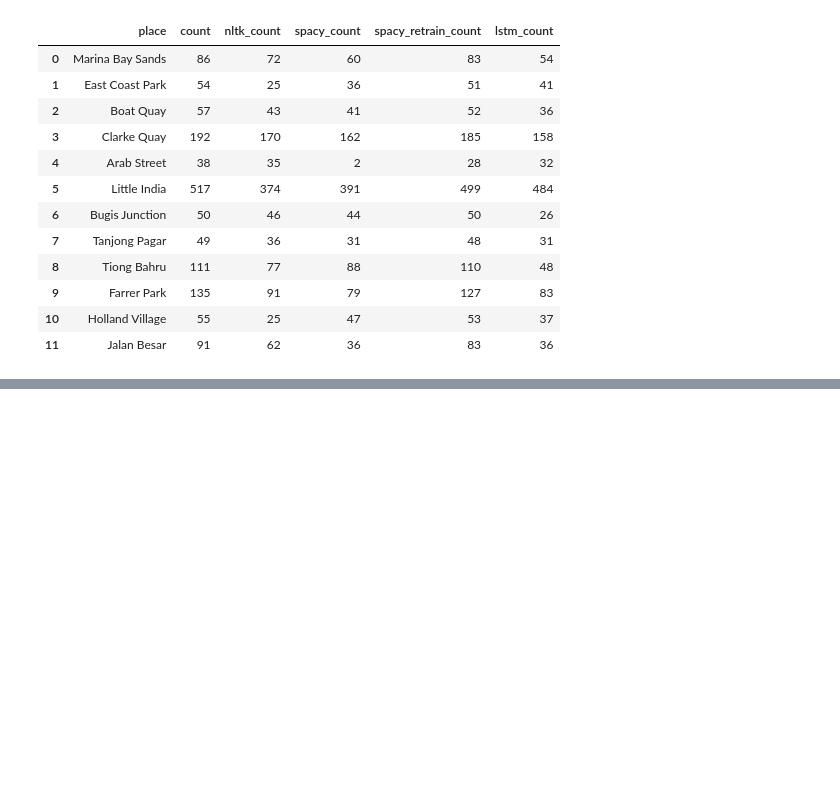
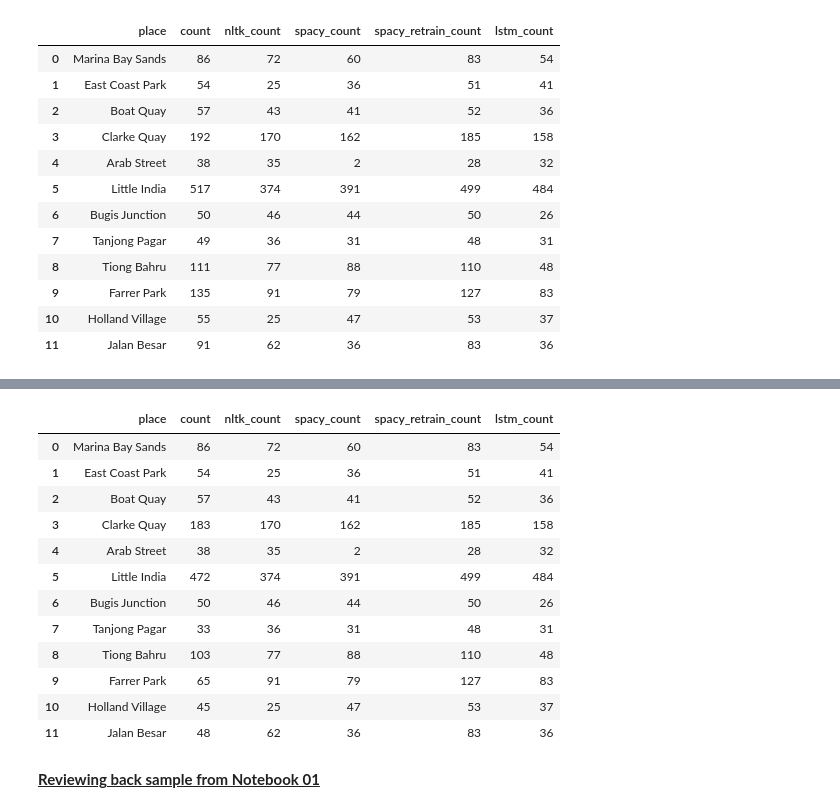
Before and after one commit to lmingtat/general-assembly-project, a Jupyter notebook: Named Entity Recognition on Airbnb/code/02_LSTM_Modelling_Training_Evaluation.ipynb, the cells around one changed output, grey strips where cells are left out. Cells and saved outputs as stored; diff of their text form; code cells hidden in the pictures; blank space fills up the shorter version.

```diff
--- a/Named Entity Recognition on Airbnb/code/02_LSTM_Modelling_Training_Evaluation.ipynb
+++ b/Named Entity Recognition on Airbnb/code/02_LSTM_Modelling_Training_Evaluation.ipynb
@@ -1073,0 +1063,20 @@ Our LSTM model was able to extract the closest of the other models. Although the
+# %%
+# Removed count of MRT entities, assuming no more further splits
+count = pd.read_csv('../data/refreshed_count.csv')
+count
+# %% [output]
+|  | place | count | nltk_count | spacy_count | spacy_retrain_count | lstm_count |
+| 0 | Marina Bay Sands | 86 | 72 | 60 | 83 | 54 |
+| 1 | East Coast Park | 54 | 25 | 36 | 51 | 41 |
+| 2 | Boat Quay | 57 | 43 | 41 | 52 | 36 |
+| 3 | Clarke Quay | 183 | 170 | 162 | 185 | 158 |
+| 4 | Arab Street | 38 | 35 | 2 | 28 | 32 |
+| 5 | Little India | 472 | 374 | 391 | 499 | 484 |
+| 6 | Bugis Junction | 50 | 46 | 44 | 50 | 26 |
+| 7 | Tanjong Pagar | 33 | 36 | 31 | 48 | 31 |
+| 8 | Tiong Bahru | 103 | 77 | 88 | 110 | 48 |
+| 9 | Farrer Park | 65 | 91 | 79 | 127 | 83 |
+| 10 | Holland Village | 45 | 25 | 47 | 53 | 37 |
+| 11 | Jalan Besar | 48 | 62 | 36 | 83 | 36 |
+# %% [markdown]
+<u>**Reviewing back sample from Notebook 01**</u>
```
Also changed, not shown: parts of 111 cells of this notebook, 4 other files.
